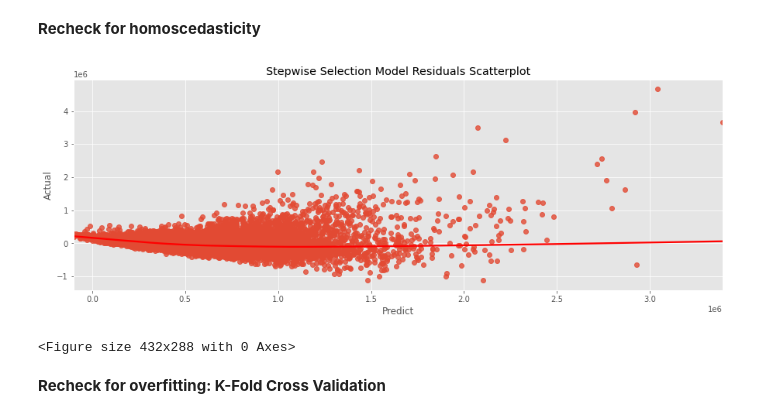
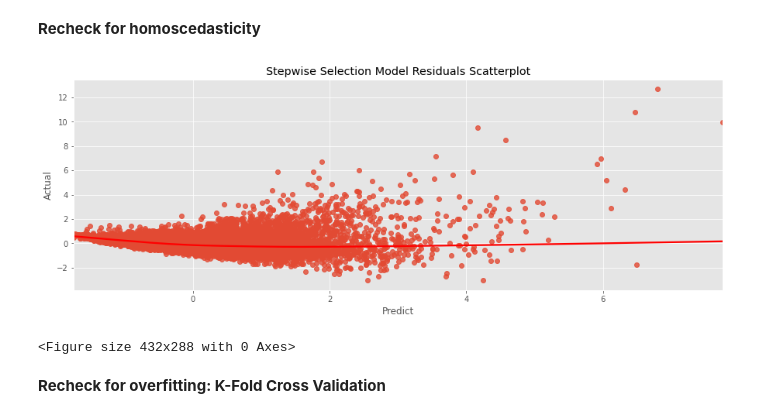
Before and after one commit to baotramduong/Portfolio_Project_Multivariate_Linear_Regression_King_County_Housing, a Jupyter notebook: Part II.A - Machine Learning.ipynb, the cells around one changed output. Saved outputs shown, nothing was run; the diff lists cells and outputs as text; code cells hidden in the pictures.

```diff
--- a/Part II.A - Machine Learning.ipynb
+++ b/Part II.A - Machine Learning.ipynb
@@ -42,0 +64,2 @@ Index(['price', 'price_log', 'sqft_above', 'sqft_above_log', 'sqft_lot',
+# %%
+clean = pd.concat([clean, clean_continuous_norm], axis = 1)
@@ -45,9 +79,10 @@ Index(['price', 'price_log', 'sqft_above', 'sqft_above_log', 'sqft_lot',
 ## WITH ALL FEATURES (p_value < 0.05) INCLUDED
 # %%
-#including all log-transformed features without neighborhood information
-preprocessed = clean[['price', 'sqft_above', 'sqft_lot', 'sqft_living15', 'sqft_lot15',
-                      'age', 'bedrooms', 'bathrooms', 'floors', 'condition',
+#including all non-log-transformed features without neighborhood information
+preprocessed_A = clean[['price', 'sqft_above', 'sqft_lot', 'sqft_living15', 'sqft_lot15',
+                      'age', 'bedrooms', 'bathrooms', 'floors',
                       'water_1.0', 'base_1.0', 'reno_1.0',
+                      'cond_2.0', 'cond_3.0', 'cond_5.0',
                       'zip_A', 'zip_B', 'zip_C', 'zip_D', 'zip_E', 'zip_F', 'zip_G', 'zip_H', 'zip_I']]
 # %% [markdown]
 With the linear regression, you would interpret log transformed variables as a percentage change. Here’s a quick breakdown: (http://data-slinky.com/2016/09/06/log_trans.html)
@@ -62,6 +97,6 @@ preprocessed.shape
 # %%
-X = preprocessed.drop(['price'], axis=1)
-y = preprocessed['price']
+X = preprocessed_A.drop(['price'], axis = 1)
+y = preprocessed_A['price']
 # %% [markdown]
 ## Perform Stepwise Selection
 # %%
@@ -156,10 +189,10 @@ X_in = X[result]
 X_intercept = sm.add_constant(X_in)
 
 #estimation by ordinary least squares (OLS)
-model = sm.OLS(y, X_intercept).fit()
+model_A = sm.OLS(y, X_intercept).fit()
 
 #get summary
-model.summary()
+model_A.summary()
 # %% [output]
 OLS Regression Results
 | Dep. Variable: | price | R-squared: | 0.668 |
@@ -266,17 +351,17 @@ plt.savefig('./Data & Figures/model_residuals_qqplot')
 # %%
 #recheck for homoscedasticity
 plt.figure(figsize = (15, 5))
-sns.regplot(x = model.predict(),
-            y = model.resid,
+sns.regplot(x = model_A.predict(),
+            y = model_A.resid,
             lowess = True,
             line_kws = {'color': 'red'})
 plt.title('Stepwise Selection Model Residuals Scatterplot')
 plt.xlabel('Predict')
 plt.ylabel('Actual')
 plt.show()
-plt.savefig('./Data & Figures/model_homoscedasticity_regplot')
+plt.savefig('./Data & Figures/model_A_homoscedasticity_regplot')
 # %% [output]
-[figure, old version]
+[figure, new version]
 <Figure size 432x288 with 0 Axes>
 # %% [markdown]
 **Recheck for overfitting: K-Fold Cross Validation**
```
Also changed, not shown: parts of 45 cells of this notebook.
